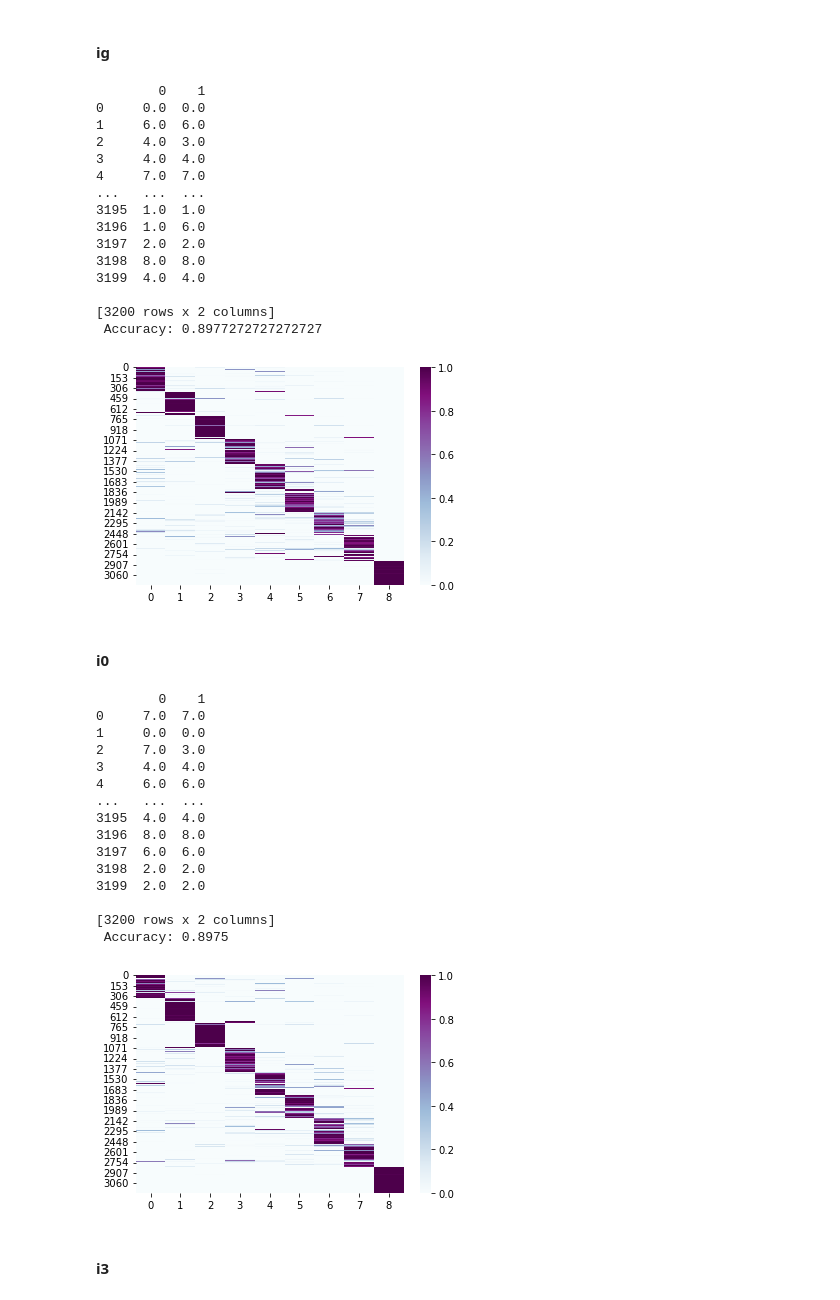
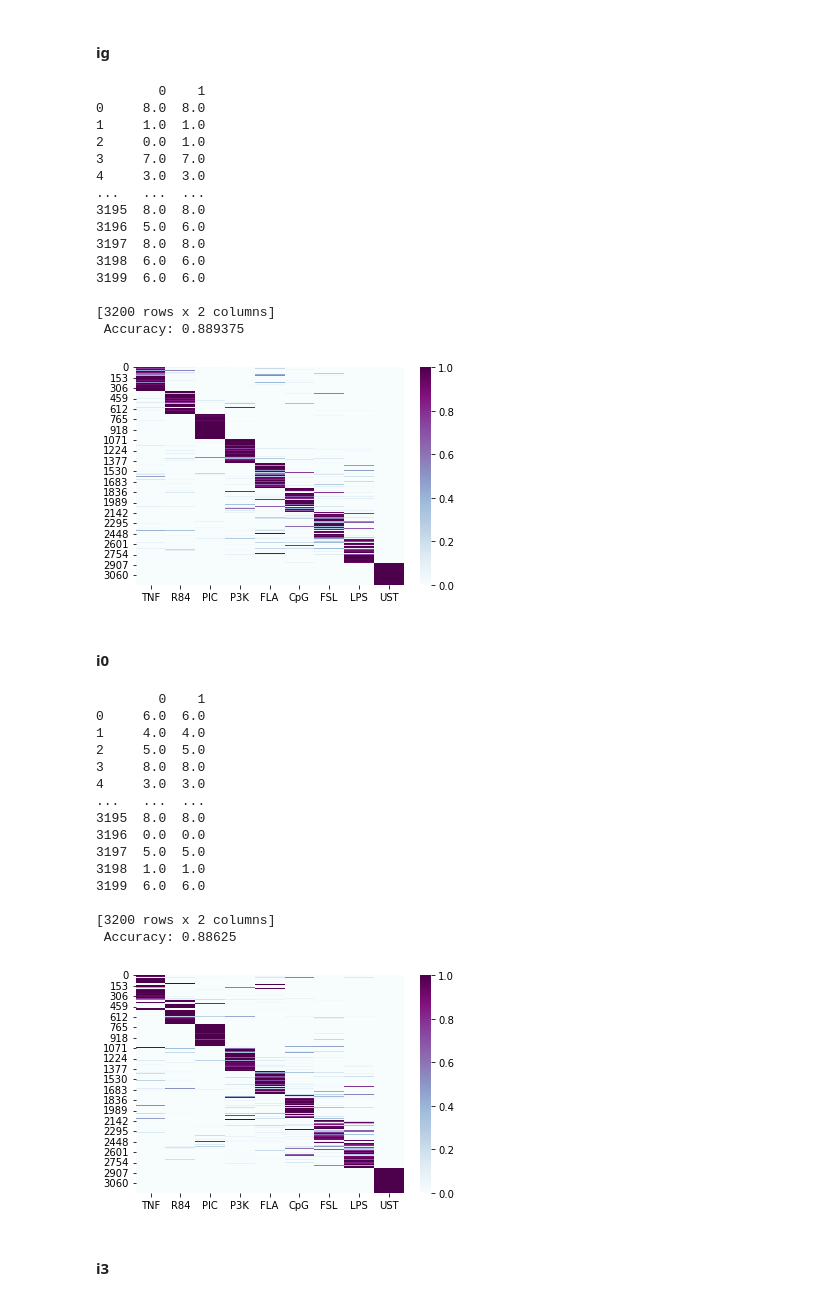
Before and after one commit to apple-soda/lstm-nfkb-dynamics, a Jupyter notebook: notebooks/report.ipynb, the cells around one changed output. Saved outputs shown, nothing was run; the diff lists cells and outputs as text; code cells hidden in the pictures.

```diff
--- a/notebooks/report.ipynb
+++ b/notebooks/report.ipynb
@@ -440,49 +440,49 @@ print(f' Accuracy: {sum(ib_df[0] == ib_df[1])/3232}')
 # %% [markdown]
 <h4>ig</h4>
 # %%
-igcf = sns.heatmap(ig_fraction, cmap = "BuPu")
+igcf = sns.heatmap(ig_fraction, cmap = "BuPu", xticklabels=ligands)
 print(ig_df)
-print(f' Accuracy: {sum(ig_df[0] == ig_df[1])/3168}')
+print(f' Accuracy: {sum(ig_df[0] == ig_df[1])/3200}')
 # %% [output]
         0    1
-0     0.0  0.0
-1     6.0  6.0
-2     4.0  3.0
-3     4.0  4.0
-4     7.0  7.0
+0     8.0  8.0
+1     1.0  1.0
+2     0.0  1.0
+3     7.0  7.0
+4     3.0  3.0
 ...   ...  ...
-3195  1.0  1.0
-3196  1.0  6.0
-3197  2.0  2.0
-3198  8.0  8.0
-3199  4.0  4.0
+3195  8.0  8.0
+3196  5.0  6.0
+3197  8.0  8.0
+3198  6.0  6.0
+3199  6.0  6.0
 
 [3200 rows x 2 columns]
- Accuracy: 0.8977272727272727
+ Accuracy: 0.889375
-[figure, old version]
+[figure, new version]
 # %% [markdown]
 <h4>i0</h4>
 # %%
-i0cf = sns.heatmap(i0_fraction, cmap = "BuPu")
+i0cf = sns.heatmap(i0_fraction, cmap = "BuPu", xticklabels=ligands)
 print(i0_df)
 print(f' Accuracy: {sum(i0_df[0] == i0_df[1])/3200}')
 # %% [output]
         0    1
-0     7.0  7.0
-1     0.0  0.0
-2     7.0  3.0
-3     4.0  4.0
-4     6.0  6.0
+0     6.0  6.0
+1     4.0  4.0
+2     5.0  5.0
+3     8.0  8.0
+4     3.0  3.0
 ...   ...  ...
-3195  4.0  4.0
-3196  8.0  8.0
-3197  6.0  6.0
-3198  2.0  2.0
-3199  2.0  2.0
+3195  8.0  8.0
+3196  0.0  0.0
+3197  5.0  5.0
+3198  1.0  1.0
+3199  6.0  6.0
 
 [3200 rows x 2 columns]
- Accuracy: 0.8975
+ Accuracy: 0.88625
-[figure, old version]
+[figure, new version]
 # %% [markdown]
 <h4>i3</h4>
 # %%
```
Also changed, not shown: parts of 16 cells of this notebook.
